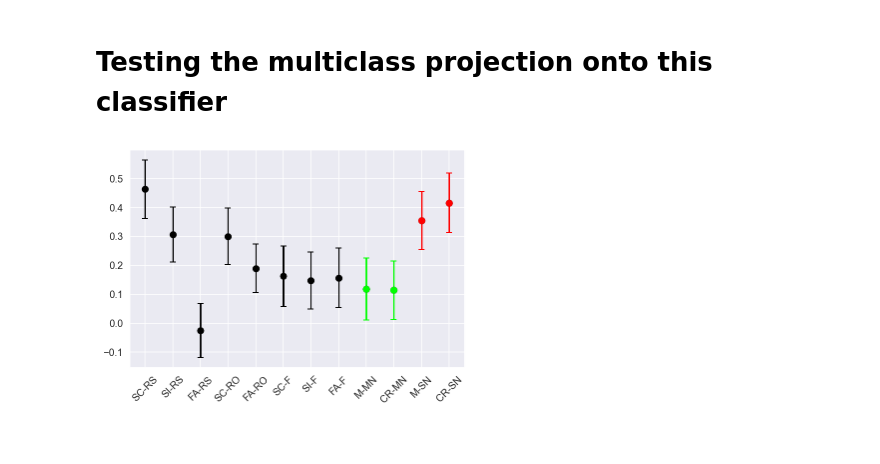
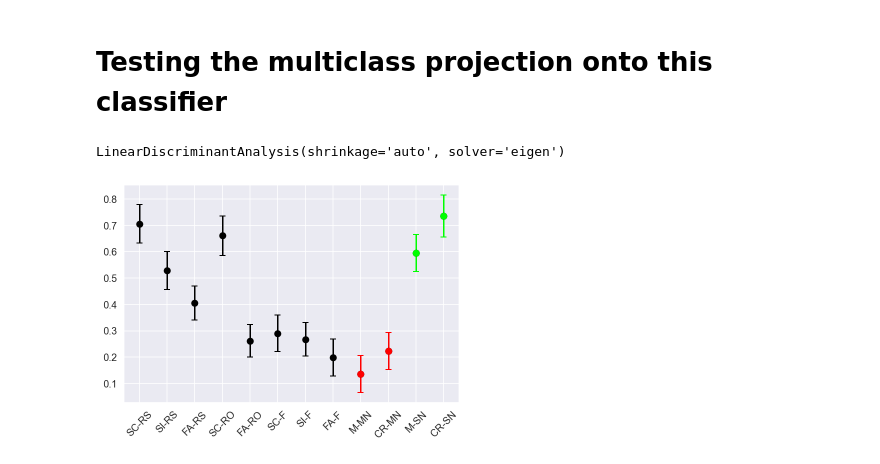
Before and after one commit to FleischerResearchLab/EEG-Familiarity-Prediction, a Jupyter notebook: SN_vs_MN_Scott.ipynb, the cells around one changed output. Drawn from its saved outputs; the diff is of its cells as text; code cells hidden in the pictures.

Commit message:
update preproc pacakge

```diff
--- a/SN_vs_MN_Scott.ipynb
+++ b/SN_vs_MN_Scott.ipynb
@@ -86,7 +95,8 @@ CR-SN
 # %%
 # multiple group
 file_path = "data_CRM_SN_vs_MN_imbalLDA_order_proj_1.mat"
-data_preproc = preproc(file_path)
+file_path = "data_CRM_SN_vs_MN_imbalLDA_order_proj_2.mat"
+data_preproc = preproc(file_path, 2)
 pos1, neg1 = data_preproc.filter_index(2,5,2,4)
 pos2, neg2 = data_preproc.filter_index(4,5,4,4)
 pos_idx, neg_idx = data_preproc.merge_two_class(pos1, neg1, pos2, neg2)
@@ -131,7 +141,7 @@ accuracy_score(y, pred)
 # %% [markdown]
 # Trainning - SN v.s. MN
 # %%
-data_preproc = preproc(file_path)
+data_preproc = preproc(file_path, 2)
 # combine SN and MN
 pos1, neg1 = data_preproc.filter_index(2,5,2,4)
 pos2, neg2 = data_preproc.filter_index(4,5,4,4)
@@ -172,7 +182,9 @@ accuracy_score(y, pred)
 # Testing the multiclass projection onto this classifier
 # %%
 # fitted on the SN vs. MN clf
-LDA = LDA.fit(X, y)
+LDA.fit(X, y)
+# %% [output]
+LinearDiscriminantAnalysis(shrinkage='auto', solver='eigen')
 # %%
 x_name = np.array([f"{source_info[s-1]}-{response_info[r-1]}" for s, r in x_axis])
 # %%
@@ -182,6 +194,11 @@ for source, response in x_axis:
     idx = data_preproc.filter_index_single_class(source,response)
     X, y = data_preproc.get_data_by_index_single_class(idx)
     projection.append(LDA.decision_function(X))
+
+projection = np.array(projection)
+
+w_norm = np.linalg.norm(LDA.coef_)
+# projection = projection * w_norm
 # %%
 summary_stats = []
 for proj in projection:
@@ -192,20 +208,17 @@ for proj in projection:
 summary_stats = np.array(summary_stats)
 # %%
-import matplotlib.pyplot as plt
-%config InlineBackend.figure_format='retina'
-
-sns.set_style("darkgrid")
-
 pos_idx = [10, 11]
 neg_idx = [8, 9]
 
-plt.errorbar(x_name, summary_stats[:,0], yerr = summary_stats[:,1]/5 , fmt='o', capsize=3, c = 'black')
+plt.errorbar(x_name, summary_stats[:,0], yerr = summary_stats[:,1]/10,
+             fmt='o', capsize=3, c = 'black')
 # pos
 plt.errorbar(x_name[pos_idx], summary_stats[pos_idx,0],
-             yerr = summary_stats[pos_idx,1]/5 , fmt='o', capsize=3, c = 'red')
+             yerr = summary_stats[pos_idx,1]/10 , fmt='o', capsize=3, c = 'lime')
 # neg
 plt.errorbar(x_name[neg_idx], summary_stats[neg_idx,0],
-             yerr = summary_stats[neg_idx,1]/5 , fmt='o', capsize=3, c = 'lime')
+             yerr = summary_stats[neg_idx,1]/10 , fmt='o', capsize=3, c = 'red')
+
 _ = plt.xticks(rotation=45)
 # %% [output]
-[figure, old version]
+[figure, new version]
```
Also changed, not shown: parts of 13 cells of this notebook, 1 other file.
